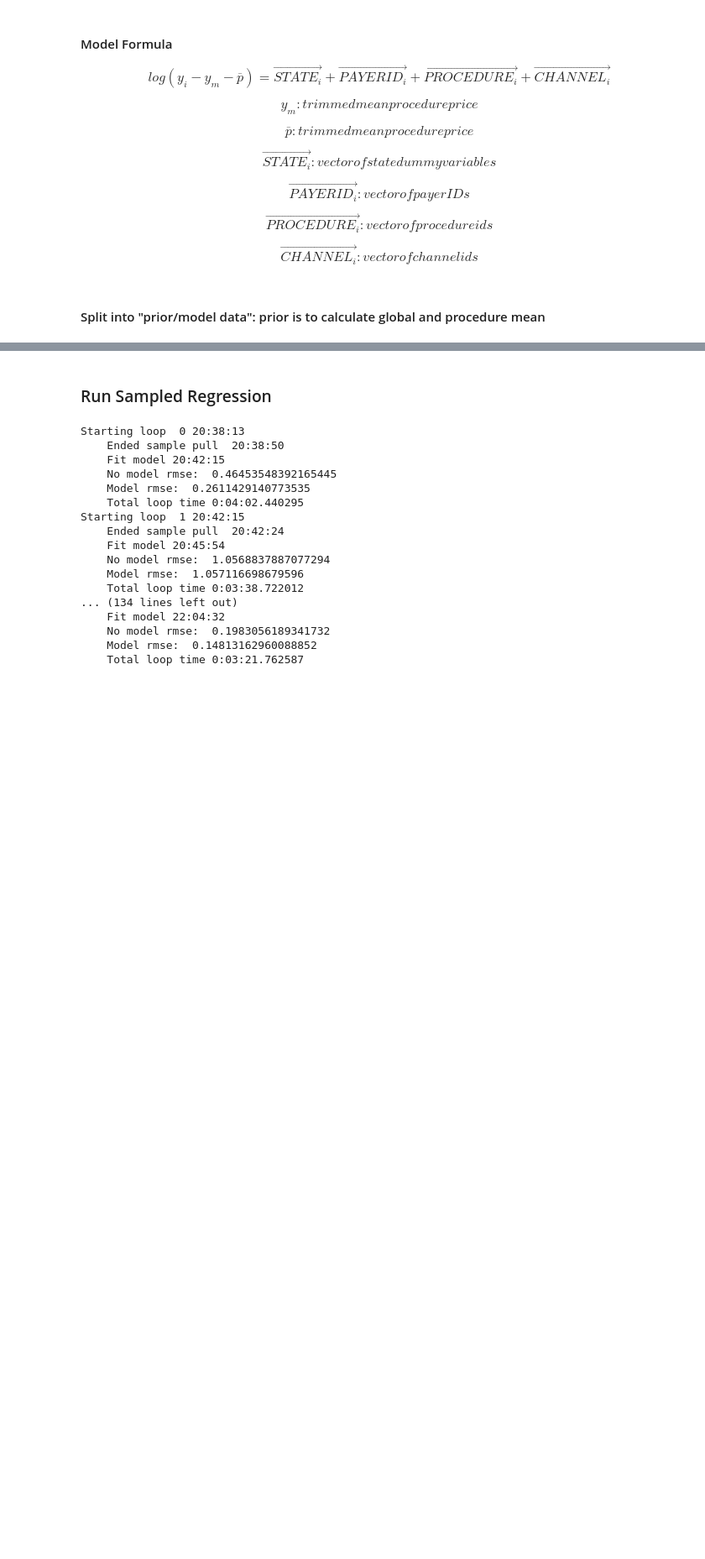
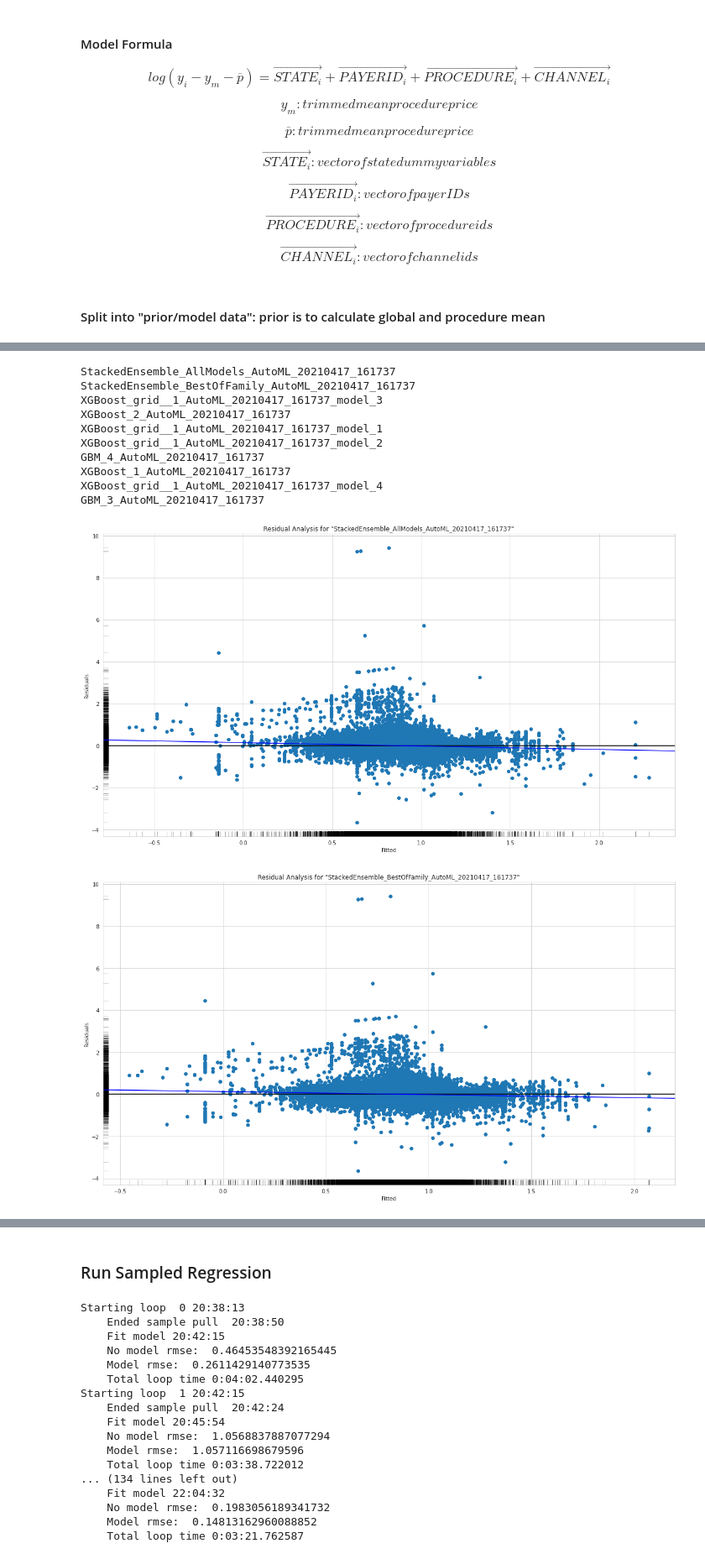
Before and after one commit to komodokamalesh/costofcare, a Jupyter notebook: analysis/Allowed Amounts Model v0.ipynb, the cells around one changed output, grey strips where cells are left out. Shown at 84% size. Drawn from its saved outputs; the diff is of its cells as text; code cells hidden in the pictures; blank space fills up the shorter version.

```diff
--- a/analysis/Allowed Amounts Model v0.ipynb
+++ b/analysis/Allowed Amounts Model v0.ipynb
@@ -245,0 +355,21 @@ rmse_fit=[]
+# %%
+for model in model_ids[:10]:
+    temp=h2o.get_model(model)
+    print (model)
+    try:
+        temp.residual_analysis_plot(trainH2o)
+    except:
+        print ("plot attempt failed")
+# %% [output]
+StackedEnsemble_AllModels_AutoML_20210417_161737
+StackedEnsemble_BestOfFamily_AutoML_20210417_161737
+XGBoost_grid__1_AutoML_20210417_161737_model_3
+XGBoost_2_AutoML_20210417_161737
+XGBoost_grid__1_AutoML_20210417_161737_model_1
+XGBoost_grid__1_AutoML_20210417_161737_model_2
+GBM_4_AutoML_20210417_161737
+XGBoost_1_AutoML_20210417_161737
+XGBoost_grid__1_AutoML_20210417_161737_model_4
+GBM_3_AutoML_20210417_161737
+[figure, added]
+[figure, added]
```
Also changed, not shown: parts of 29 cells of this notebook.
